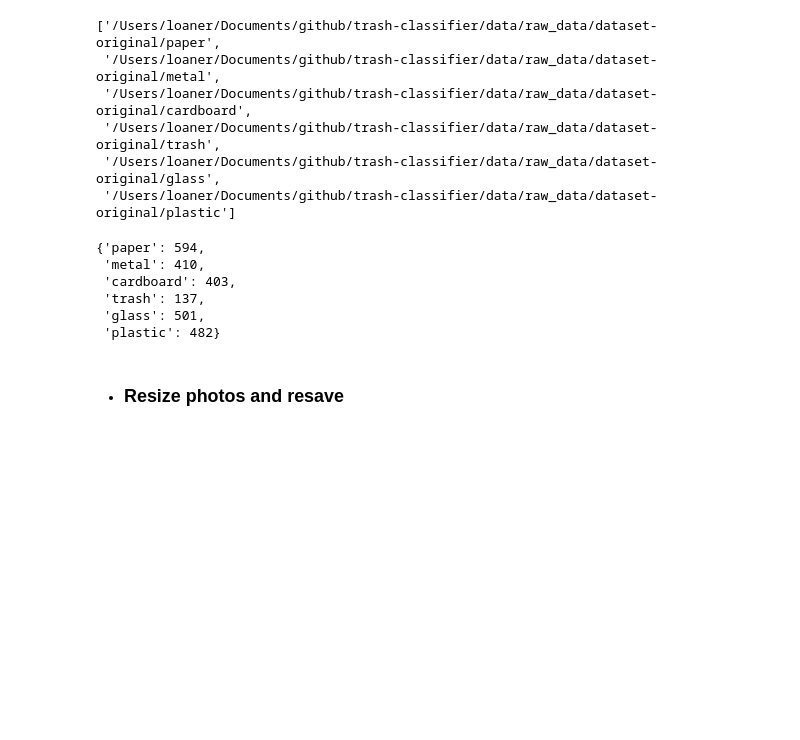
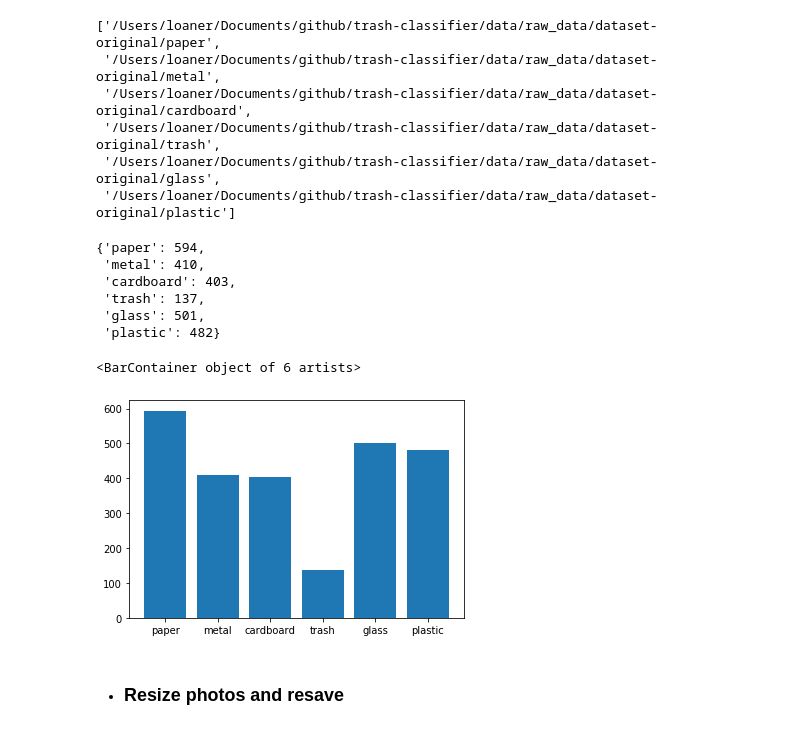
Before and after one commit to alssica/trash-classifier, a Jupyter notebook: data/data_manipulation.ipynb, the cells around one changed output. Drawn from its saved outputs; the diff is of its cells as text; code cells hidden in the pictures; blank space fills up the shorter version.

```diff
--- a/data/data_manipulation.ipynb
+++ b/data/data_manipulation.ipynb
@@ -52,6 +52,12 @@ cat_counts
  'trash': 137,
  'glass': 501,
  'plastic': 482}
+# %%
+labels, values = zip(*cat_counts.items())
+plt.bar(labels, values)
+# %% [output]
+<BarContainer object of 6 artists>
+[figure, added]
 # %% [markdown]
 * ### Resize photos and resave
 # %%
```
Also changed, not shown: parts of 2 cells of this notebook, 3 other files.
